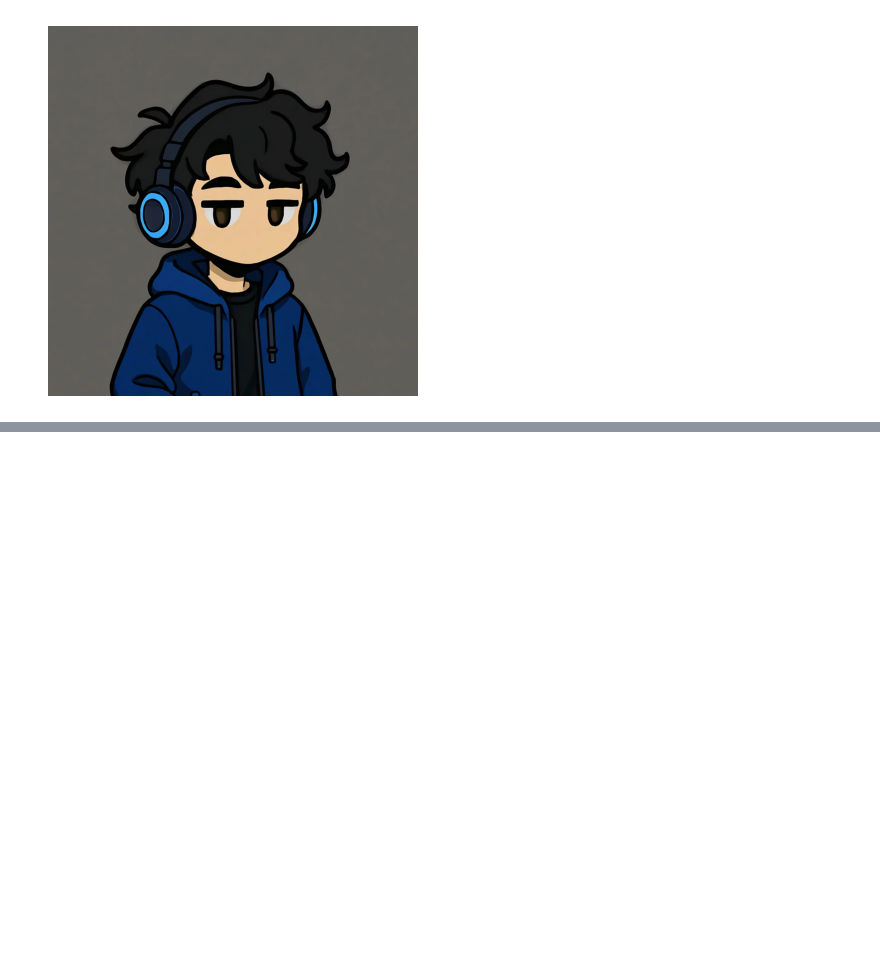
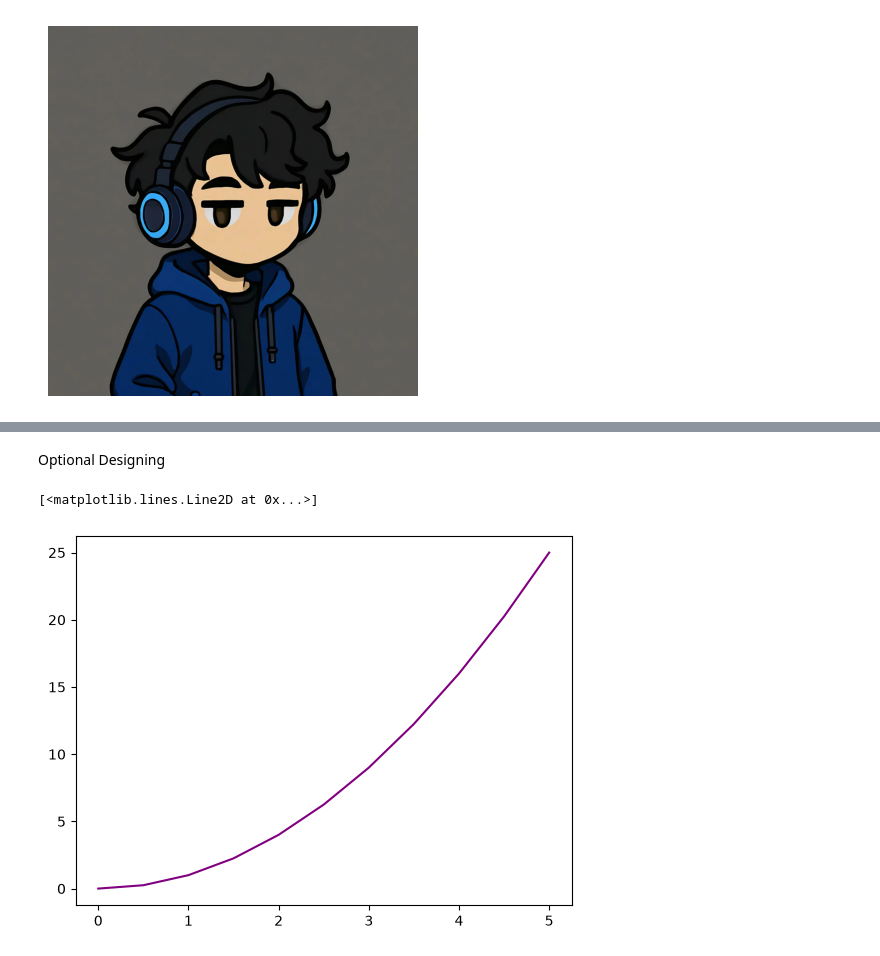
Before and after one commit to Mayankjoshi009/Python-, a Jupyter notebook: Matplotlib & Seaborn/Matplotlib.ipynb, the cells around one changed output, grey strips where cells are left out. Cells and saved outputs as stored; diff of their text form; code cells hidden in the pictures; blank space fills up the shorter version.

```diff
--- a/Matplotlib & Seaborn/Matplotlib.ipynb
+++ b/Matplotlib & Seaborn/Matplotlib.ipynb
@@ -104,0 +112,7 @@ plt.axis('off')
+# %% [markdown]
+Optional Designing
+# %%
+plt.plot(x,y,color="purple")
+# %% [output]
+[<matplotlib.lines.Line2D at 0x...>]
+[figure, added]
```
Also changed, not shown: parts of 1 cell of this notebook.
